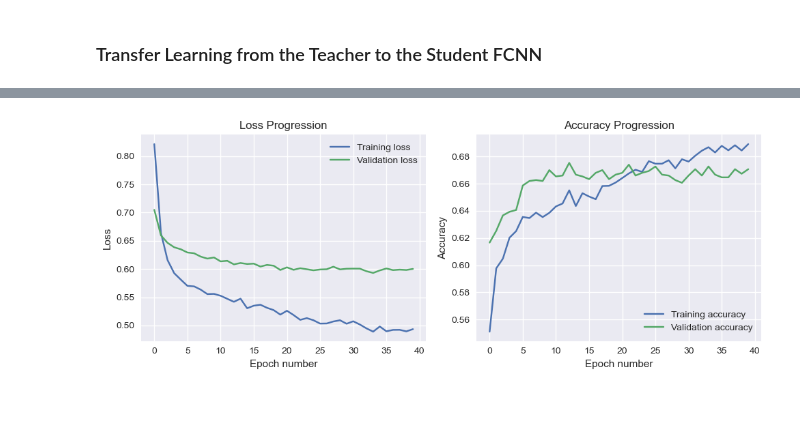
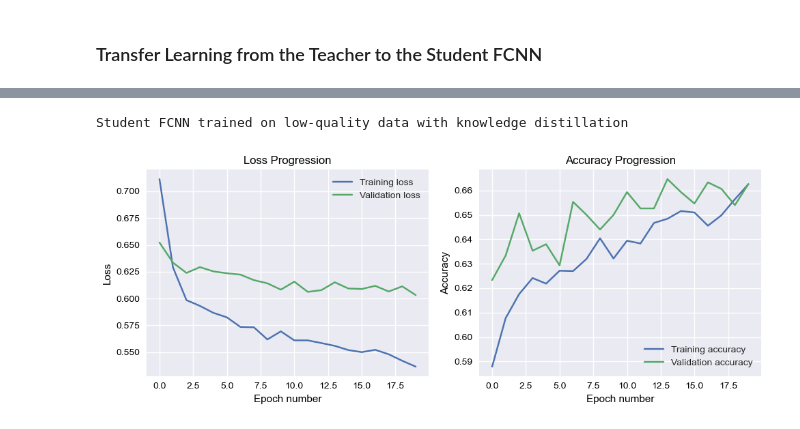
Before and after one commit to baron-de-montblanc/DL-Final-Project, a Jupyter notebook: workbook_FCNN.ipynb, the cells around one changed output, grey strips where cells are left out. Saved outputs shown, nothing was run; the diff lists cells and outputs as text; code cells hidden in the pictures.

```diff
--- a/workbook_FCNN.ipynb
+++ b/workbook_FCNN.ipynb
@@ -40,8 +40,8 @@ LR = 1.2e-5  # learning rate: 1.2e-5
 BATCH_SZ = 32  # batch size: 250
 MAX_ITEMS = 100000  # maximum number of elements to consider (input size): 3,000,000
 MAX_CONSTITS = 80  # maximum number of constituent elements per jet: 80
-REDUCED_CONSTITS = 40  # number of constituent elements for the Student network to consider: 40
-NOISE_STD = 5e3  # noise standard deviation for the diffusion: 5e3
+REDUCED_CONSTITS = 20  # number of constituent elements for the Student network to consider: 40
+NOISE_STD = 7e3  # noise standard deviation for the diffusion: 5e3
 # %% [markdown]
 #### Input Data Visualization
 
@@ -118,7 +118,7 @@ As a first step, we would like to ensure that we understand how to implement tra
 # %% [markdown]
 First, we will train the Teacher FCNN on constituent-level data.
 # %%
-from model import JetFCNN, run_fcnn
+from model import JetFCNN, run_model
 
 num_features=int(pre_cons_data.shape[1]*pre_cons_data.shape[2])
 
@@ -145,12 +145,12 @@ t0 = time.time()
 for epoch in range(1,NE+1):
 
     # training
-    loss, acc = run_fcnn(teacher_fcnn, device, train_loader, criterion, optimizer=optimizer, train=True)
+    loss, acc = run_model(teacher_fcnn, "fcnn", device, train_loader, criterion, optimizer=optimizer, train=True)
     loss_list.append(loss)
     acc_list.append(acc)
 
     # validation
-    val_loss, val_acc = run_fcnn(teacher_fcnn, device, val_loader, criterion, train=False)
+    val_loss, val_acc, _, _ = run_model(teacher_fcnn, "fcnn", device, val_loader, criterion, train=False)
     val_loss_list.append(val_loss)
     val_acc_list.append(val_acc)
 
@@ -251,12 +249,12 @@ t0 = time.time()
 for epoch in range(1,NE+1):
 
     # training
-    loss, acc = run_fcnn(student_no_distill, device, train_loader, criterion, optimizer=optimizer, train=True)
+    loss, acc = run_model(student_no_distill, "fcnn", device, train_loader, criterion, optimizer=optimizer, train=True)
     loss_list.append(loss)
     acc_list.append(acc)
 
     # validation
-    val_loss, val_acc = run_fcnn(student_no_distill, device, val_loader, criterion, train=False)
+    val_loss, val_acc, _, _ = run_model(student_no_distill, "fcnn", device, val_loader, criterion, train=False)
     val_loss_list.append(val_loss)
     val_acc_list.append(val_acc)
 
@@ -286,7 +287,7 @@ We see that the results are a bit worse with the diffused data. Now, it overfits
 # %% [markdown]
 ### Transfer Learning from the Teacher to the Student FCNN
 # %%
-from model import train_fcnn_with_distillation
+from model import train_with_distillation
 
 # model initialization
 student_fcnn = JetFCNN(num_features=num_features, num_hidden_layers=NH).to(device)
@@ -300,15 +301,15 @@ t0 = time.time()
 for epoch in range(1,NE+1):
 
     # training
-    loss, acc = train_fcnn_with_distillation(student_fcnn, teacher_fcnn,
+    loss, acc = train_with_distillation(student_fcnn, teacher_fcnn, "fcnn",
                                              train_loader, criterion, optimizer,
-                                             device, alpha=0.5, temperature=2.0)
+                                             device, alpha=0.8, temperature=2.0)
 
     loss_list.append(loss)
     acc_list.append(acc)
 
     # validation
-    val_loss, val_acc = run_fcnn(student_fcnn, device, val_loader, criterion, train=False)
+    val_loss, val_acc, _, _ = run_model(student_fcnn, "fcnn", device, val_loader, criterion, train=False)
     val_loss_list.append(val_loss)
     val_acc_list.append(val_acc)
 
@@ -333,11 +328,12 @@ Final test loss: 0.6322  Final test acc: 0.6580
 # %%
 print("Student FCNN trained on low-quality data with knowledge distillation")
 
 plot_loss_and_accuracy(loss_list, val_loss_list, acc_list, val_acc_list,
-                       transparent=True,
-                       save_path="./student_fcnn_withdistill.png",
+                       # transparent=True,
+                       # save_path="./student_fcnn_withdistill.png",
                        )
 
 print(f"Final test loss: {test_loss:.4f}\t Final test acc: {test_acc:.4f}")
 # %% [output]
+Student FCNN trained on low-quality data with knowledge distillation
-[figure, old version]
+[figure, new version]
```
Also changed, not shown: parts of 16 cells of this notebook, 2 other files.
